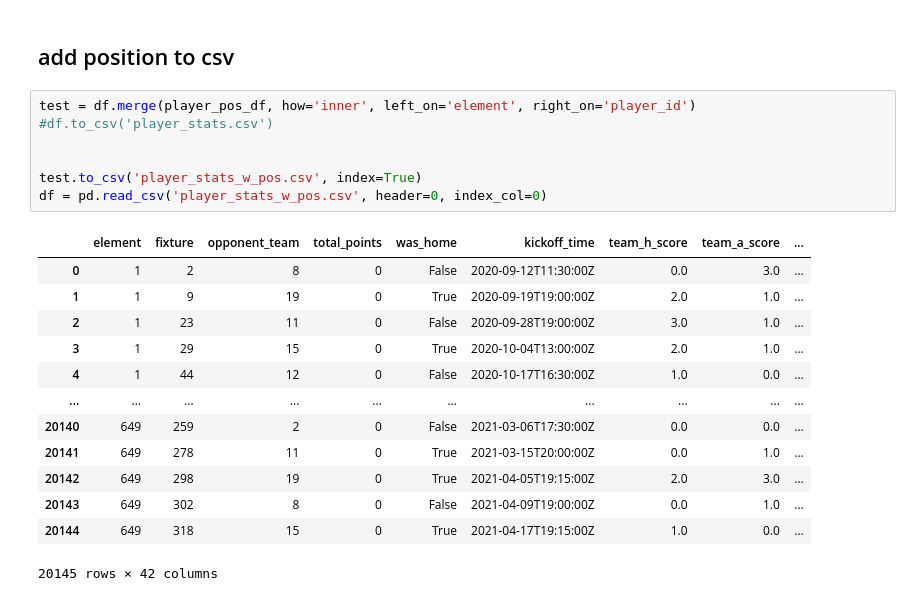
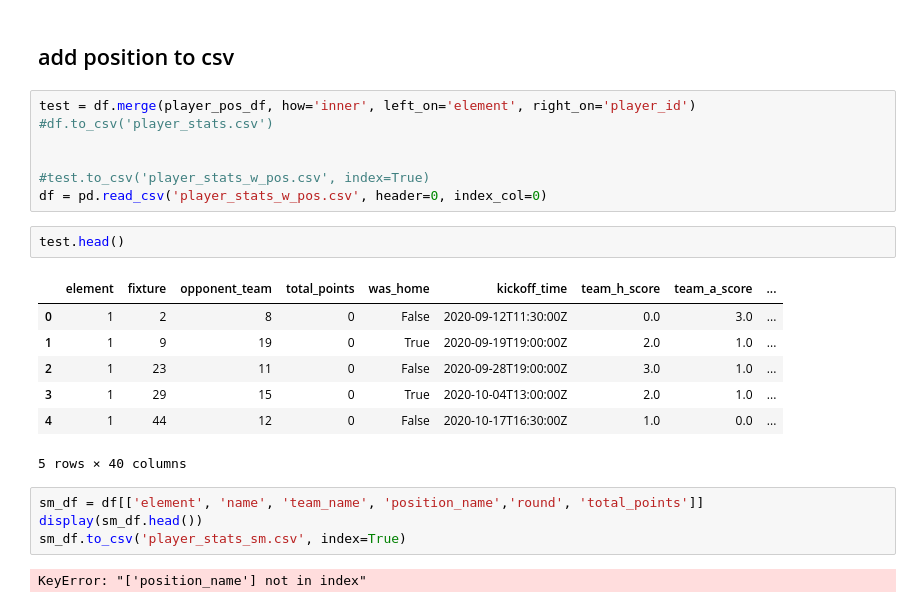
Before and after one commit to fika4life/EPLExploration, a Jupyter notebook: fantasy_clean_data.ipynb, the cells around one changed output. Cells and saved outputs as stored; diff of their text form.

```diff
--- a/fantasy_clean_data.ipynb
+++ b/fantasy_clean_data.ipynb
@@ -215,19 +226,21 @@ test = df.merge(player_pos_df, how='inner', left_on='element', right_on='player_
 #df.to_csv('player_stats.csv')
 
 
-test.to_csv('player_stats_w_pos.csv', index=True)
+#test.to_csv('player_stats_w_pos.csv', index=True)
 df = pd.read_csv('player_stats_w_pos.csv', header=0, index_col=0)
-# %% [output]
-|  | element | fixture | opponent_team | total_points | was_home | kickoff_time | team_h_score | team_a_score | ... |
-| 0 | 1 | 2 | 8 | 0 | False | 2020-09-12T11:30:00Z | 0.0 | 3.0 | ... |
-| 1 | 1 | 9 | 19 | 0 | True | 2020-09-19T19:00:00Z | 2.0 | 1.0 | ... |
-| 2 | 1 | 23 | 11 | 0 | False | 2020-09-28T19:00:00Z | 3.0 | 1.0 | ... |
-| 3 | 1 | 29 | 15 | 0 | True | 2020-10-04T13:00:00Z | 2.0 | 1.0 | ... |
-| 4 | 1 | 44 | 12 | 0 | False | 2020-10-17T16:30:00Z | 1.0 | 0.0 | ... |
-| ... | ... | ... | ... | ... | ... | ... | ... | ... | ... |
-| 20140 | 649 | 259 | 2 | 0 | False | 2021-03-06T17:30:00Z | 0.0 | 0.0 | ... |
-| 20141 | 649 | 278 | 11 | 0 | True | 2021-03-15T20:00:00Z | 0.0 | 1.0 | ... |
-| 20142 | 649 | 298 | 19 | 0 | True | 2021-04-05T19:15:00Z | 2.0 | 3.0 | ... |
-| 20143 | 649 | 302 | 8 | 0 | False | 2021-04-09T19:00:00Z | 0.0 | 1.0 | ... |
-| 20144 | 649 | 318 | 15 | 0 | True | 2021-04-17T19:15:00Z | 1.0 | 0.0 | ... |
-20145 rows × 42 columns
+# %%
+test.head()
+# %% [output]
+|  | element | fixture | opponent_team | total_points | was_home | kickoff_time | team_h_score | team_a_score | ... |
+| 0 | 1 | 2 | 8 | 0 | False | 2020-09-12T11:30:00Z | 0.0 | 3.0 | ... |
+| 1 | 1 | 9 | 19 | 0 | True | 2020-09-19T19:00:00Z | 2.0 | 1.0 | ... |
+| 2 | 1 | 23 | 11 | 0 | False | 2020-09-28T19:00:00Z | 3.0 | 1.0 | ... |
+| 3 | 1 | 29 | 15 | 0 | True | 2020-10-04T13:00:00Z | 2.0 | 1.0 | ... |
+| 4 | 1 | 44 | 12 | 0 | False | 2020-10-17T16:30:00Z | 1.0 | 0.0 | ... |
+5 rows × 40 columns
+# %%
+sm_df = df[['element', 'name', 'team_name', 'position_name','round', 'total_points']]
+display(sm_df.head())
+sm_df.to_csv('player_stats_sm.csv', index=True)
+# %% [output]
+KeyError: "['position_name'] not in index"
```
Also changed, not shown: parts of 14 cells of this notebook, 10 other files.
